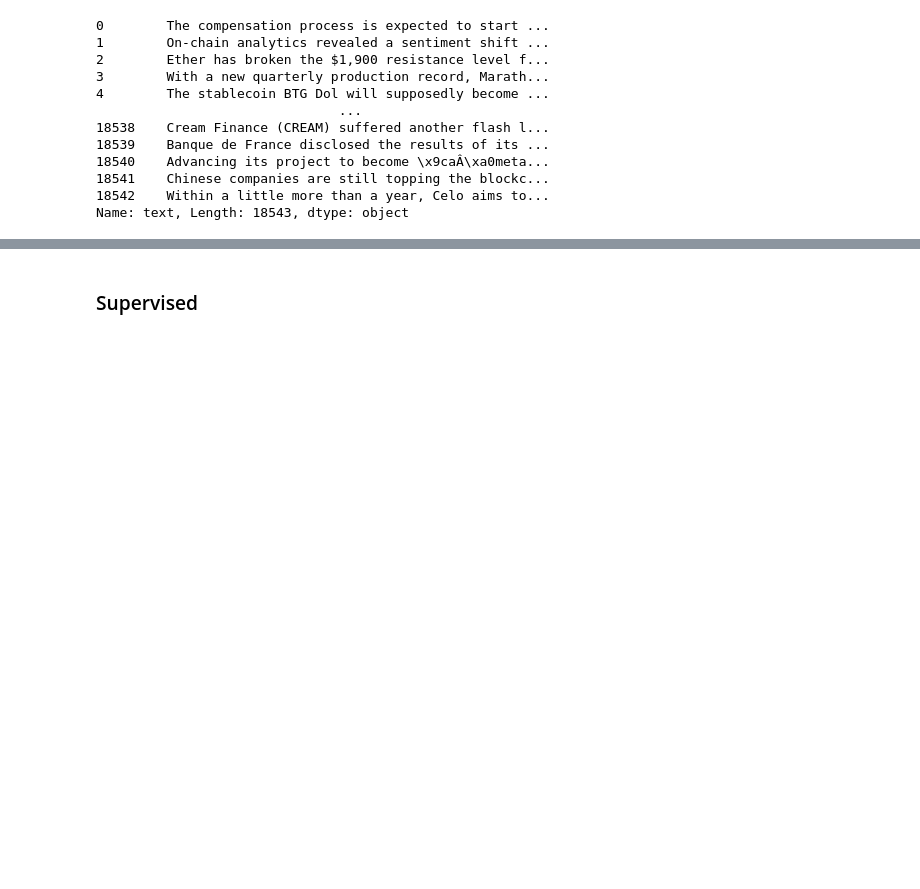
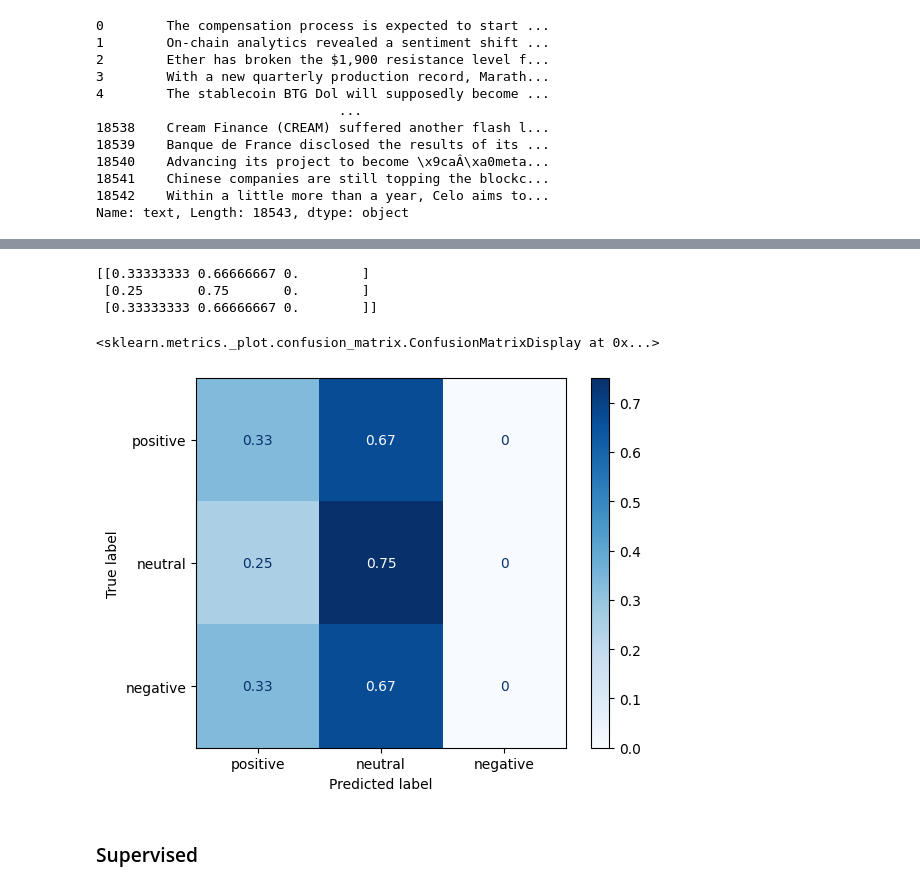
Before and after one commit to NiklasSeitherDHBW/NLP-CrowdFlow, a Jupyter notebook: src/models.ipynb, the cells around one changed output, grey strips where cells are left out. Saved outputs shown, nothing was run; the diff lists cells and outputs as text; code cells hidden in the pictures; blank space fills up the shorter version.

```diff
--- a/src/models.ipynb
+++ b/src/models.ipynb
@@ -138,3 +154,18 @@ df_tweets.head()
+# %%
+import matplotlib.pyplot as plt
+from sklearn.metrics import ConfusionMatrixDisplay, confusion_matrix
+
+cm = confusion_matrix(df_tweets["sentiment"], df_tweets["pred_sentiment"], labels=config.SENTIMENTS, normalize="true")
+print(cm)
+
+disp = ConfusionMatrixDisplay(confusion_matrix=cm, display_labels=config.SENTIMENTS)
+disp.plot(cmap=plt.cm.Blues)
+# %% [output]
+[[0.33333333 0.66666667 0.        ]
+ [0.25       0.75       0.        ]
+ [0.33333333 0.66666667 0.        ]]
+<sklearn.metrics._plot.confusion_matrix.ConfusionMatrixDisplay at 0x...>
+[figure, added]
 # %% [markdown]
 ### Supervised
 # %% [markdown]
```
Also changed, not shown: parts of 8 cells of this notebook.
